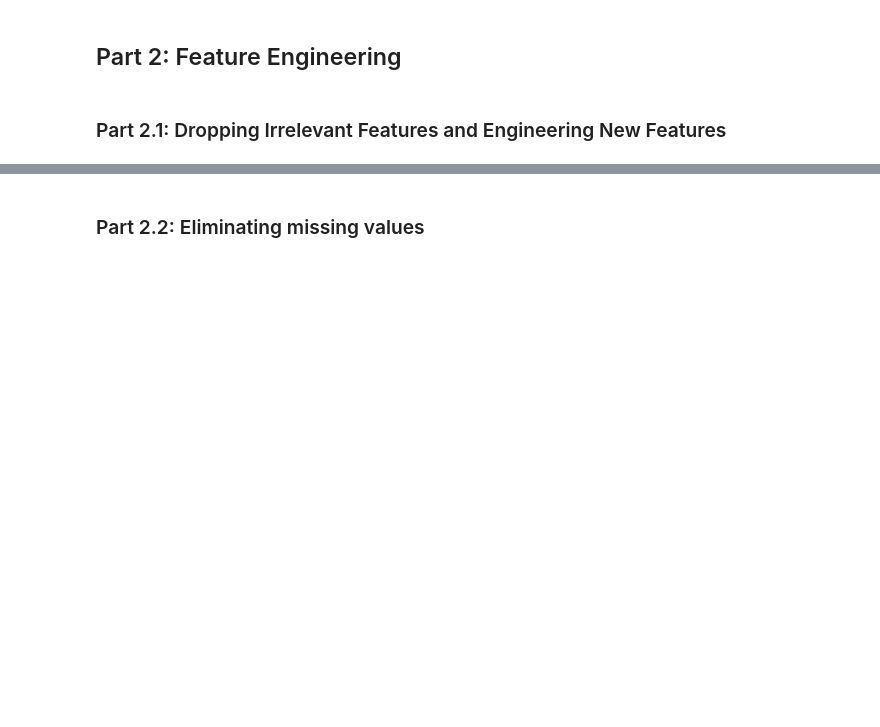
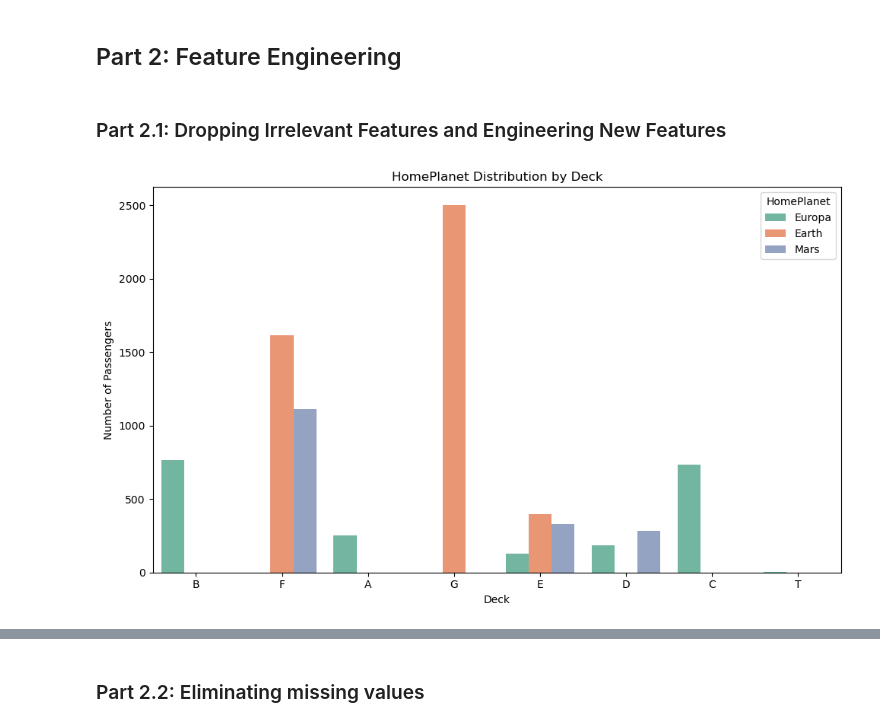
Before and after one commit to SDelRiObando/CS-4662-Spaceship-Titanic-Machine-Learning, a Jupyter notebook: Santi_Part.ipynb, the cells around one changed output, grey strips where cells are left out. Saved outputs shown, nothing was run; the diff lists cells and outputs as text; code cells hidden in the pictures; blank space fills up the shorter version.

```diff
--- a/Santi_Part.ipynb
+++ b/Santi_Part.ipynb
@@ -74,0 +91,10 @@ df.drop(spend_cols, axis=1, inplace=True)
+# %%
+plt.figure(figsize=(10, 6))
+sns.countplot(data=df, x='Deck', hue='HomePlanet', palette='Set2')
+plt.title('HomePlanet Distribution by Deck')
+plt.xlabel('Deck')
+plt.ylabel('Number of Passengers')
+plt.tight_layout()
+plt.show()
+# %% [output]
+[figure, added]
```
Also changed, not shown: parts of 22 cells of this notebook.
